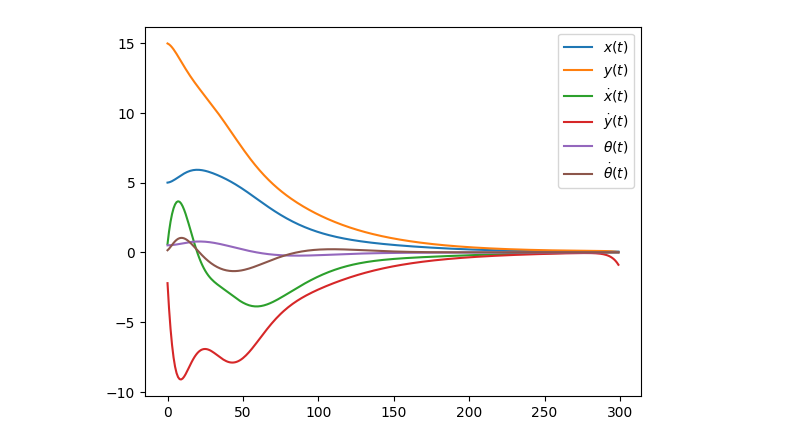
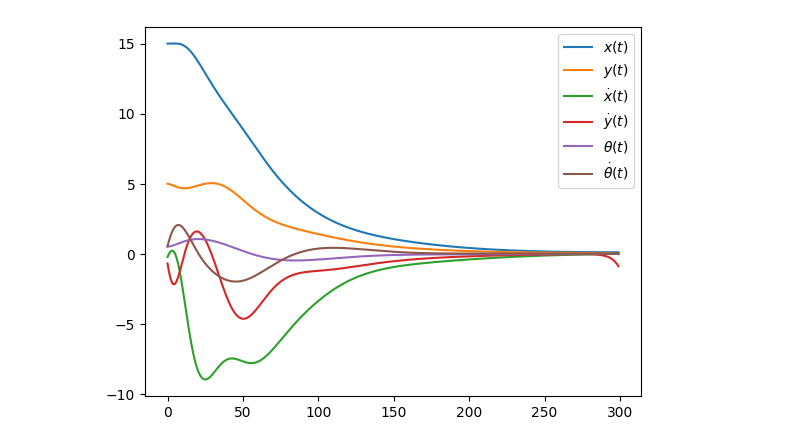
Before and after one commit to TianyuQ/psel_jax, a Jupyter notebook: examples/ilqr_example.ipynb, the cells around one changed output. Saved outputs shown, nothing was run; the diff lists cells and outputs as text; code cells hidden in the pictures.

```diff
--- a/examples/ilqr_example.ipynb
+++ b/examples/ilqr_example.ipynb
@@ -9,7 +9,7 @@ except:
     %pip install lqrax
     from lqrax import iLQR
 # %%
-class RocketLandingILQR(iLQR):
+class DroneLandingILQR(iLQR):
     def __init__(self, dt, x_dim, u_dim, Q, R):
         super().__init__(dt, x_dim, u_dim, Q, R)
 
@@ -34,41 +34,41 @@ class RocketLandingILQR(iLQR):
 # %%
 Q = jnp.diag(jnp.array([100.0, 100.0, 10.0, 10.0, 1000.0, 100.0])) * 0.001
 R = jnp.diag(jnp.array([1.0, 1.0])) * 0.001
-rocket_ilqr = RocketLandingILQR(dt=0.02, x_dim=6, u_dim=2, Q=Q, R=R)
+drone_ilqr = DroneLandingILQR(dt=0.02, x_dim=6, u_dim=2, Q=Q, R=R)
 
 
 @jit
 def loss_func(x_traj, u_traj):
-    return vmap(rocket_ilqr.loss, in_axes=(0,0))(x_traj, u_traj).mean()
+    return vmap(drone_ilqr.loss, in_axes=(0,0))(x_traj, u_traj).mean()
 
 @jit
 def line_search(x0, u_traj, v_traj, step_sizes):
     u_traj_batch = u_traj[None, :, :] + step_sizes[:, None, None] * v_traj[None, :, :]
-    x_traj_batch = vmap(rocket_ilqr.dyn_scan, in_axes=(None,0))(x0, u_traj_batch)
+    x_traj_batch = vmap(drone_ilqr.dyn_scan, in_axes=(None,0))(x0, u_traj_batch)
     costs = vmap(loss_func, in_axes=(0,0))(x_traj_batch, u_traj_batch)
     return step_sizes[jnp.argmin(costs)]
 
 
-x0 = jnp.array([5.0, 15.0, -0.5, 0.0, 0.5, 0.1])
+x0 = jnp.array([15.0, 5.0, -0.5, 0.0, 0.5, 0.1])
 tsteps = 300
 tlist = jnp.arange(tsteps)
 u_traj = jnp.zeros((tsteps, 2))
-x_traj = rocket_ilqr.dyn_scan(x0, u_traj)
+x_traj = drone_ilqr.dyn_scan(x0, u_traj)
 
 num_iters = 100
 step_sizes = jnp.power(10.0, jnp.linspace(-3.0, -1.0, 30))
 for iter in range(num_iters+1):
-    A_traj, B_traj = rocket_ilqr.linearize_dyn(x0, u_traj)
-    a_traj, b_traj = rocket_ilqr.linearize_loss(x0, u_traj)
-    v_traj = rocket_ilqr.solve(A_traj, B_traj, a_traj, b_traj)
+    A_traj, B_traj = drone_ilqr.linearize_dyn(x0, u_traj)
+    a_traj, b_traj = drone_ilqr.linearize_loss(x0, u_traj)
+    v_traj = drone_ilqr.solve(A_traj, B_traj, a_traj, b_traj)
     step_size = line_search(x0, u_traj, v_traj, step_sizes)
     u_traj += step_size * v_traj
     if iter % 10 == 0:
-        x_traj = rocket_ilqr.dyn_scan(x0, u_traj)
+        x_traj = drone_ilqr.dyn_scan(x0, u_traj)
         loss = loss_func(x_traj, u_traj)
         print(f'iter[{iter:3d}] - loss: {loss:9.4f} | step_size: {step_size:.4f}')
 
-opt_x_traj = rocket_ilqr.dyn_scan(x0, u_traj)
+opt_x_traj = drone_ilqr.dyn_scan(x0, u_traj)
 plt.plot(opt_x_traj[:,0], label=r'$x(t)$')
 plt.plot(opt_x_traj[:,1], label=r'$y(t)$')
 plt.plot(opt_x_traj[:,2], label=r'$\dot{x}(t)$')
@@ -93,4 +93,4 @@ iter[100] - loss:   54.2283 | step_size: 0.0049
-[figure, old version]
+[figure, new version]
 # %%
 import numpy as np
 import matplotlib.pyplot as plt
```
Also changed, not shown: parts of 2 cells of this notebook, 2 other files.
